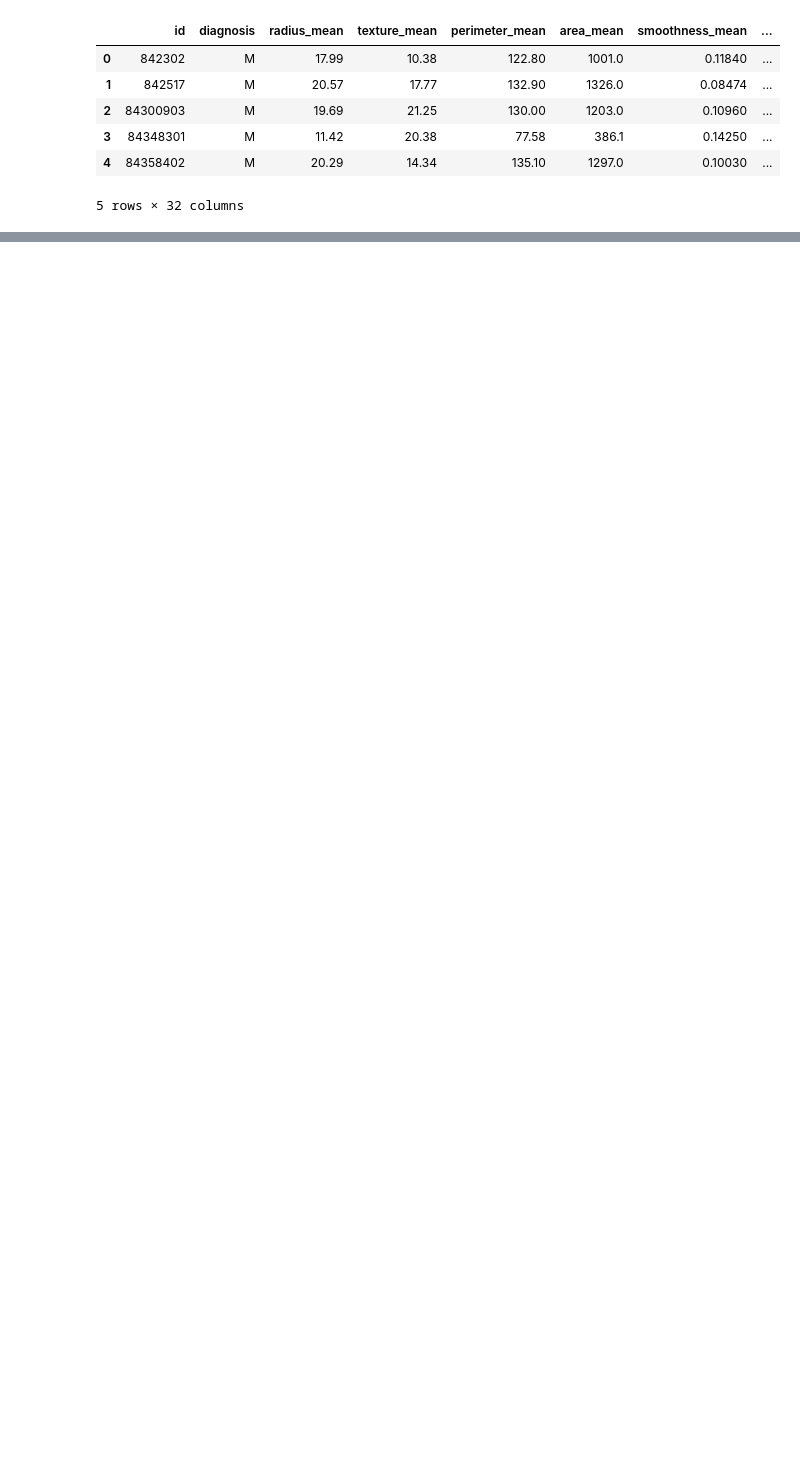
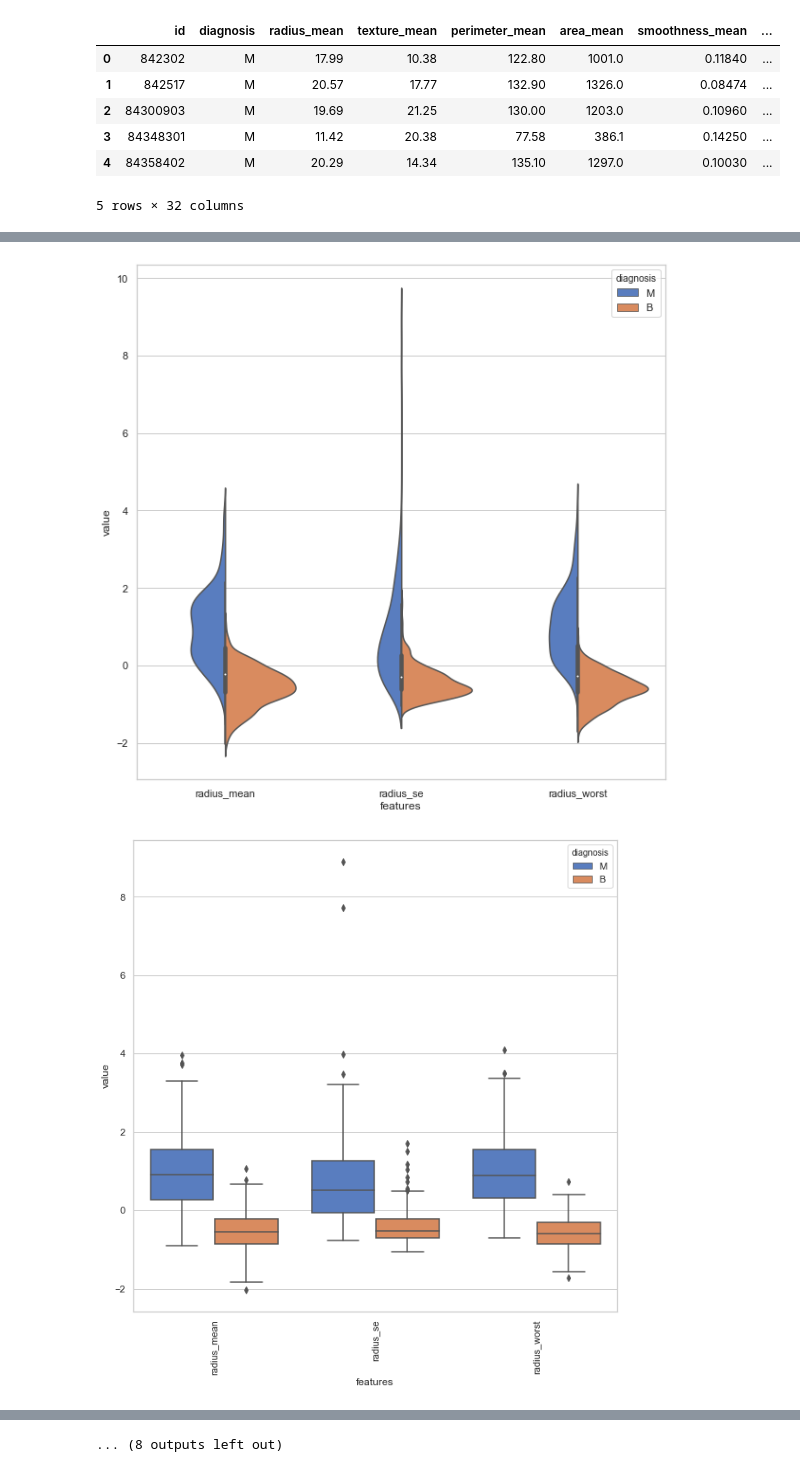
Before and after one commit to tzuying0111/wisconsin_breast_cancer_prediction, a Jupyter notebook: model/EDA.ipynb, the cells around one changed output, grey strips where cells are left out. Saved outputs shown, nothing was run; the diff lists cells and outputs as text; code cells hidden in the pictures; blank space fills up the shorter version.

```diff
--- a/model/EDA.ipynb
+++ b/model/EDA.ipynb
@@ -38,0 +146,3 @@ df.describe()
+# %%
+data = X
+data.columns
@@ -38,0 +153,36 @@ df.describe()
+# %%
+grp1 = ['radius_mean', 'radius_se', 'radius_worst']
+grp2 = ['texture_mean', 'texture_se', 'texture_worst']
+grp3 = ['perimeter_mean', 'perimeter_se', 'perimeter_worst']
+grp4 = ['area_mean', 'area_se', 'area_worst']
+grp5 = ['smoothness_mean','smoothness_se', 'smoothness_worst']
+grp6 = ['compactness_mean', 'compactness_se', 'compactness_worst']
+grp7 = ['concavity_mean', 'concavity_se', 'concavity_worst']
+grp10 = ['concave points_mean', 'concave points_se', 'concave points_worst']
+grp8 = ['symmetry_mean' ,'symmetry_se', 'symmetry_worst']
+grp9 = ['fractal_dimension_mean', 'fractal_dimension_se', 'fractal_dimension_worst']
+grp_all = [grp1,
+           grp2,
+           grp3,
+           grp4,
+           grp5,
+           grp6,
+           grp7,
+           grp8,
+           grp9
+           ,grp10
+          ]
+# %%
+for grp in grp_all:
+    std_data = (data - data.mean()) / (data.std())
+    std_data['diagnosis'] = y
+    tmp = std_data.filter(grp + ['diagnosis'])
+    tmp = pd.melt(tmp, id_vars='diagnosis', var_name='features', value_name='value')
+    plt.figure(figsize=(10, 10))
+    sns.violinplot(x='features', y='value', hue='diagnosis', data=tmp, split=True)
+    plt.figure(figsize=(10,10))
+    sns.boxplot(x="features", y="value", hue="diagnosis", data=tmp)
+    plt.xticks(rotation=90)
+# %% [output]
+[figure, added]
+[figure, added]
@@ -38,0 +199 @@ df.describe()
+... (8 outputs left out)
```
Also changed, not shown: parts of 21 cells of this notebook, 7 other files.
